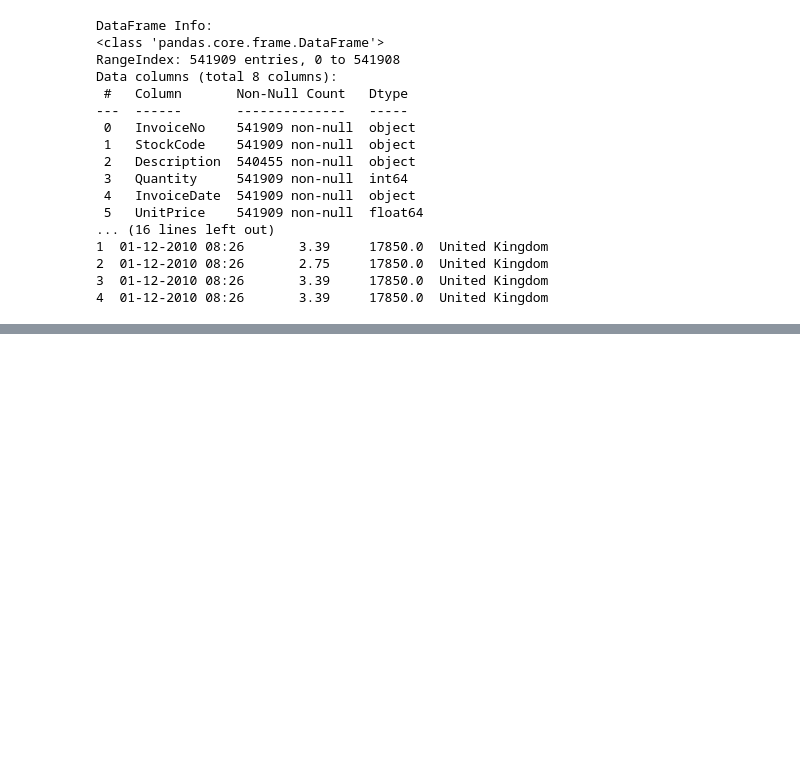
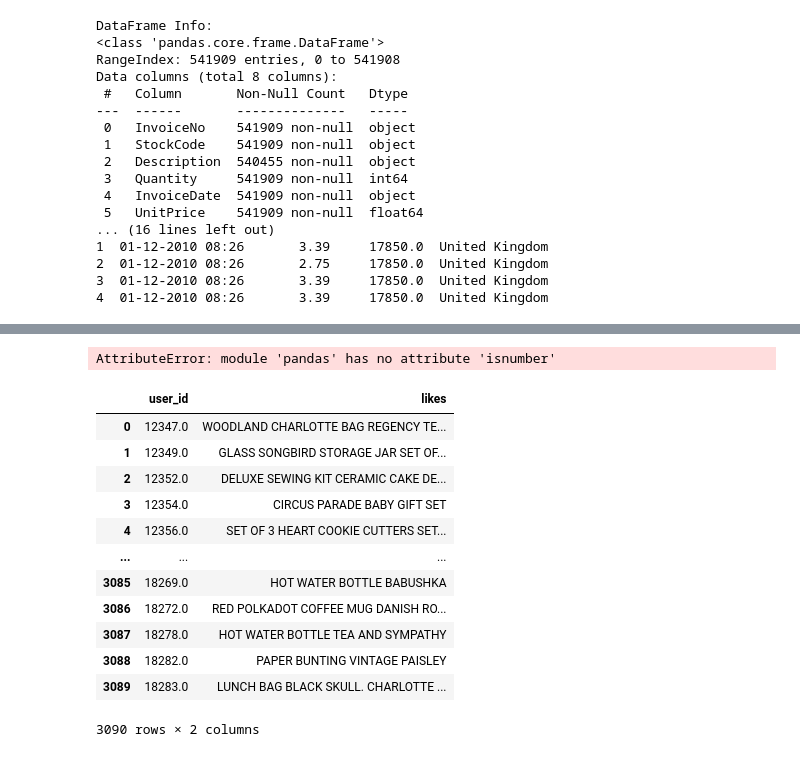
Before and after one commit to renzzo1904/recommend-demo, a Jupyter notebook: examples/notebook.ipynb, the cells around one changed output, grey strips where cells are left out. Cells and saved outputs as stored; diff of their text form; code cells hidden in the pictures; blank space fills up the shorter version.

```diff
--- a/examples/notebook.ipynb
+++ b/examples/notebook.ipynb
@@ -76,0 +149,21 @@ txt = ModelClass()
+# %%
+df_1= create_profiles(df,'CustomerID','Description')
+df_2= generate_inventory(df,'Description',' ')
+# %% [output]
+AttributeError: module 'pandas' has no attribute 'isnumber'
+# %%
+df_1
+# %% [output]
+|  | user_id | likes |
+| 0 | 12347.0 | WOODLAND CHARLOTTE BAG REGENCY TE... |
+| 1 | 12349.0 | GLASS SONGBIRD STORAGE JAR SET OF... |
+| 2 | 12352.0 | DELUXE SEWING KIT CERAMIC CAKE DE... |
+| 3 | 12354.0 | CIRCUS PARADE BABY GIFT SET |
+| 4 | 12356.0 | SET OF 3 HEART COOKIE CUTTERS SET... |
+| ... | ... | ... |
+| 3085 | 18269.0 | HOT WATER BOTTLE BABUSHKA |
+| 3086 | 18272.0 | RED POLKADOT COFFEE MUG DANISH RO... |
+| 3087 | 18278.0 | HOT WATER BOTTLE TEA AND SYMPATHY |
+| 3088 | 18282.0 | PAPER BUNTING VINTAGE PAISLEY |
+| 3089 | 18283.0 | LUNCH BAG BLACK SKULL. CHARLOTTE ... |
+3090 rows × 2 columns
```
Also changed, not shown: parts of 10 cells of this notebook, 9 other files.
